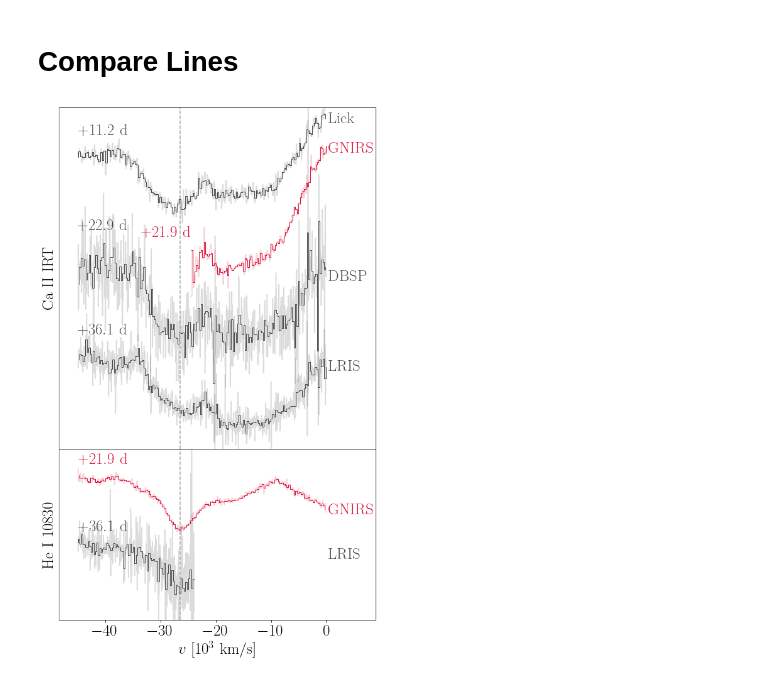
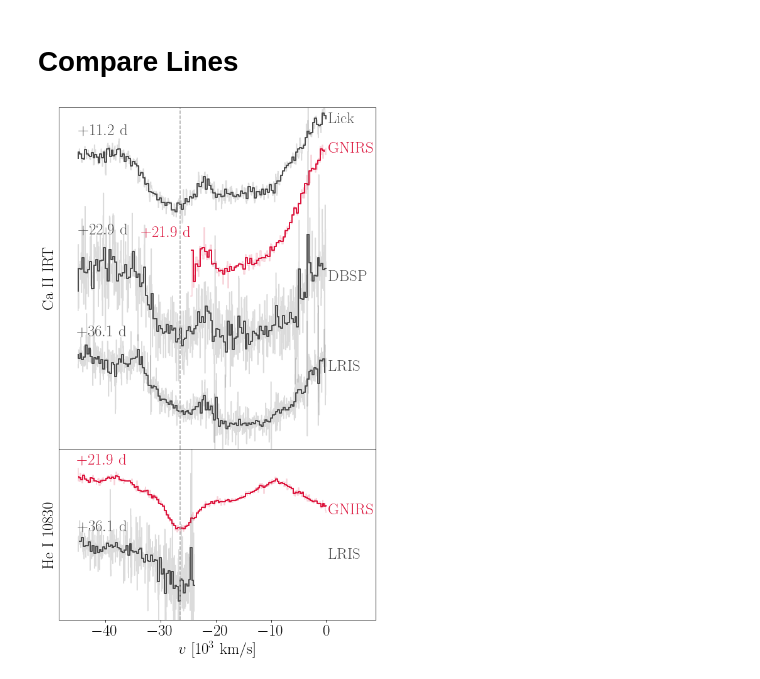
Before and after one commit to slowdivePTG/SN2020jgb, a Jupyter notebook: rv/SN2020jgb/CaII_HeI_hvf.ipynb, the cells around one changed output. Drawn from its saved outputs; the diff is of its cells as text; code cells hidden in the pictures.

Commit message:
Paper: spectra plots

```diff
--- a/rv/SN2020jgb/CaII_HeI_hvf.ipynb
+++ b/rv/SN2020jgb/CaII_HeI_hvf.ipynb
@@ -160,7 +160,7 @@ def compare_lines(spec_files,
                 fl_bin[(vel_rf_bin < vmin) & (vel_rf_bin > vmax)] / norm_fac -
                 spec_num * h,
                 color=col[spec_num],
-                linewidth=1)
+                linewidth=2)
         ax.plot(vel_rf[(vel_rf < vmin) & (vel_rf > vmax)] / 1000,
                 fl[(vel_rf < vmin) & (vel_rf > vmax)] / norm_fac -
                 spec_num * h,
@@ -212,34 +212,34 @@ compare_lines(spec_files,
               phase_min=11,
               phase_max=37,
               norm_fac=1,
-              bin_size=250,
+              bin_size=300,
               col=col_Ca,
               instru=instru)
 ax0.set_ylim(-4.0, 2.7)
 ax0.set_xticks([])
 ax0.set_xlabel('')
 ax0.set_ylabel(r'$\mathrm{Ca\ II\ IRT}$')
 
 HeI = 10830
 col_He = ['crimson', '0.3']
 instru_He = [r'\mathrm{GNIRS}', r'\mathrm{LRIS}']
 compare_lines(spec_He_files,
               ax1,
               line=HeI,
               vmax=-45000,
               vmin=0,
               phase_min=11,
               phase_max=37,
               norm_fac=1,
-              bin_size=250,
+              bin_size=300,
               col=col_He,
               instru=instru_He)
 ax1.set_ylim(-1.6, 2.3)
 ax1.set_ylabel(r'$\mathrm{He\ I}\ 10830$')
 
 ax0.axvline(-26.5, color='darkgrey', linestyle='--')
 ax1.axvline(-26.5, color='darkgrey', linestyle='--')
 
 plt.savefig('../../paper/figures/CaII_HeI_hvf.pdf', bbox_inches='tight')
 # %% [output]
-[figure, old version]
+[figure, new version]
```
Also changed, not shown: 8 other files.
